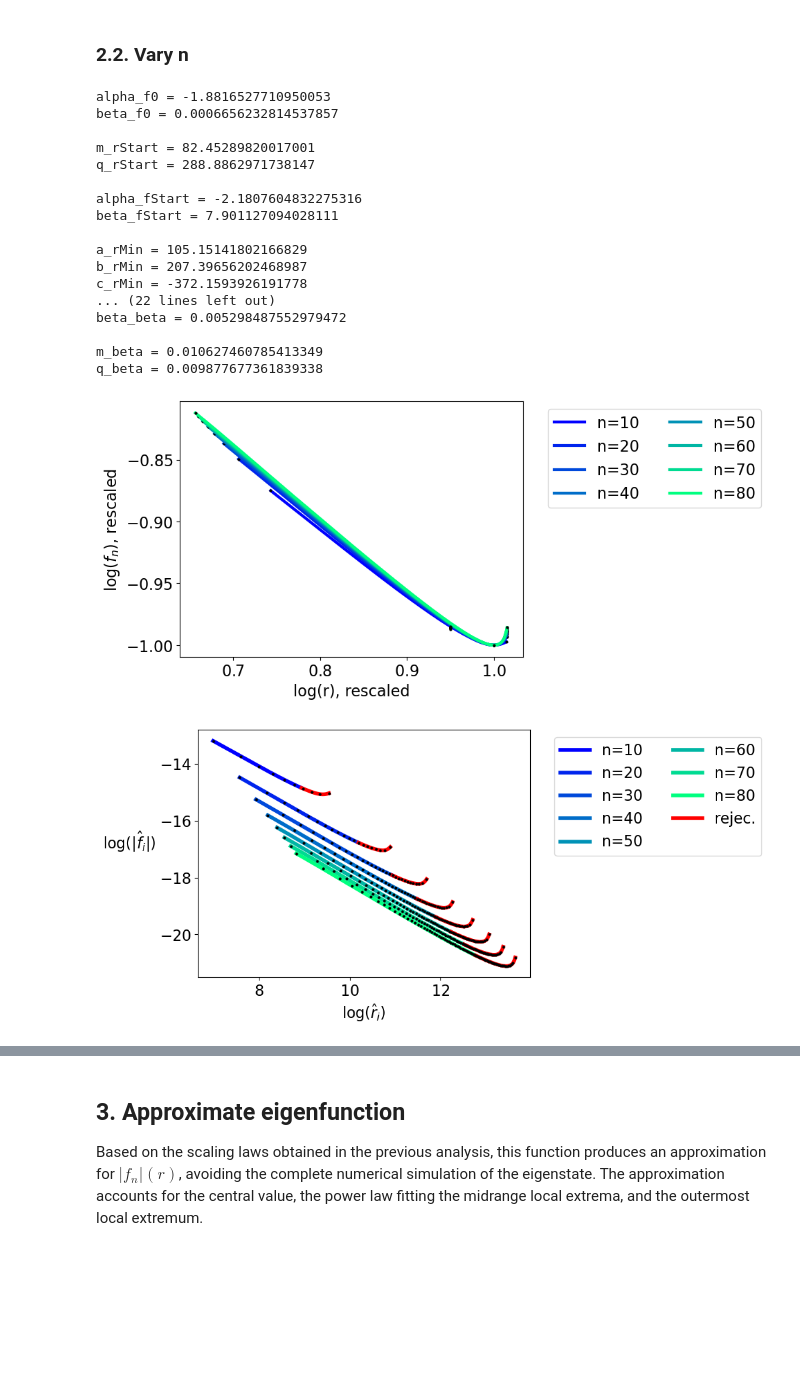
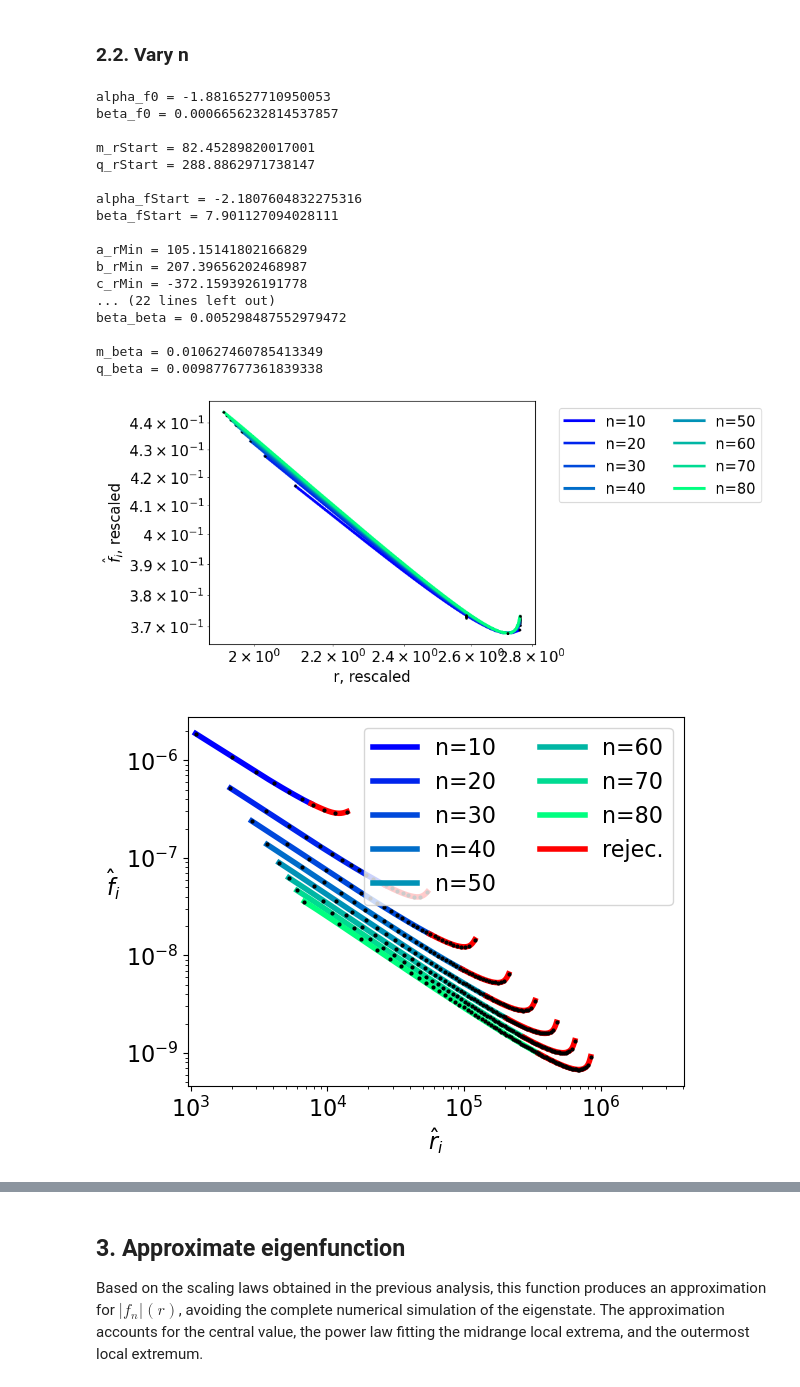
Before and after one commit to GaiaMarangon/PhD-SP_Eigenstates, a Jupyter notebook: ExcitedScalings/excitedScalings.ipynb, the cells around one changed output, grey strips where cells are left out. Drawn from its saved outputs; the diff is of its cells as text; code cells hidden in the pictures; blank space fills up the shorter version.

```diff
--- a/ExcitedScalings/excitedScalings.ipynb
+++ b/ExcitedScalings/excitedScalings.ipynb
@@ -858,27 +907,32 @@ for n in nVec:
     #plot logscale figure
     if n in nVecPlot:
         plt.figure(1)
-        plt.plot( logR_extended[:idx_logrEnd],spl_pow(logR_extended[:idx_logrEnd]), '-', color=cols[np.where(nVecPlot==n)],linewidth=4, label=f"n={n}")
+        plt.plot( np.exp(logR_extended[:idx_logrEnd]),np.exp(spl_pow(logR_extended[:idx_logrEnd])), '-', color=cols[np.where(nVecPlot==n)],linewidth=4, label=f"n={n}")
         if n==nVec[-1]: #handle label
-            plt.plot( logR_extended[idx_logrEnd:],spl_pow(logR_extended[idx_logrEnd:]), '-', color="red",linewidth=4,label=f"rejec.")
-            # plt.plot( logR_extended[:idx_logrEnd],m*logR_extended[:idx_logrEnd]+q, '--', color="red",label=f"fit")
+            plt.plot( np.exp(logR_extended[idx_logrEnd:]),np.exp(spl_pow(logR_extended[idx_logrEnd:])), '-', color="red",linewidth=4,label=f"rejec.")
         else:
-            plt.plot( logR_extended[idx_logrEnd:],spl_pow(logR_extended[idx_logrEnd:]), '-', color="red",linewidth=4,label=f"")
-        plt.plot( logrMax,  logfMax,   'o',ms=2,color='black',label="")
-        plt.xlabel("log($\hat{{r}}_{i}$)")
-        plt.ylabel("log($|\hat{{f}}_{i}|$)")
-        plt.legend(bbox_to_anchor=(1.05,1.0),loc='upper left',ncols=2)
+            plt.plot( np.exp(logR_extended[idx_logrEnd:]),np.exp(spl_pow(logR_extended[idx_logrEnd:])), '-', color="red",linewidth=4,label=f"")
+        plt.plot( np.exp(logrMax),  np.exp(logfMax),   'o',ms=2,color='black',label="")
+        plt.xscale("log")
+        plt.yscale("log")
+        plt.xlabel("$\hat{{r}}_{i}$")
+        plt.ylabel("$\hat{{f}}_{i}$")
+        xlim = plt.gca().axes.get_xlim()
+        plt.xlim([xlim[0],xlim[1]*2])
+        plt.legend(ncols=2)#bbox_to_anchor=(1.05,1.0),loc='upper left',ncols=2)
 
     # plot rescaled interpolated curves
     plt.figure(2)
     if n in nVecPlot:
-        plt.plot( logR_extended /logrMin, spl_pow(logR_extended) /np.abs(logfMin), '-', color=cols[np.where(nVecPlot==n)], label=f"n={n}")
-        plt.plot( logrMax[0] /logrMin,  logfMax[0] /np.abs(logfMin),   'o',ms=2,color='black',label="")
-        plt.plot( logrEnd    /logrMin,  logfEnd    /np.abs(logfMin),   'o',ms=2,color='black',label="")
-        plt.plot( logrMin    /logrMin,  logfMin    /np.abs(logfMin),   'o',ms=2,color='black',label="")
-        plt.plot( logrMax[-1]/logrMin,  logfMax[-1]/np.abs(logfMin),   'o',ms=2,color='black',label="")
-        plt.xlabel("log(r), rescaled")
-        plt.ylabel(r"log($f_n$), rescaled")
+        plt.plot( np.exp(logR_extended /logrMin), np.exp(spl_pow(logR_extended) /np.abs(logfMin)), '-', color=cols[np.where(nVecPlot==n)], label=f"n={n}")
+        plt.plot( np.exp(logrMax[0] /logrMin),  np.exp(logfMax[0] /np.abs(logfMin)),   'o',ms=2,color='black',label="")
+        plt.plot( np.exp(logrEnd    /logrMin),  np.exp(logfEnd    /np.abs(logfMin)),   'o',ms=2,color='black',label="")
+        plt.plot( np.exp(logrMin    /logrMin),  np.exp(logfMin    /np.abs(logfMin)),   'o',ms=2,color='black',label="")
+        plt.plot( np.exp(logrMax[-1]/logrMin),  np.exp(logfMax[-1]/np.abs(logfMin)),   'o',ms=2,color='black',label="")
+        plt.xscale("log")
+        plt.yscale("log")
+        plt.xlabel("r, rescaled")
+        plt.ylabel(r"$\hat{f}_i$, rescaled")
         plt.legend(bbox_to_anchor=(1.05,1.0),loc='upper left',ncols=2)
     #--- END PLOTS ---------------
 
@@ -902,10 +956,10 @@ m,q = np.polyfit(np.log(nVec),np.log(f0),1)
 print(f"alpha_f0 = {m}\nbeta_f0 = {np.exp(q)}\n")
 # - plot
 plt.figure()
-plt.plot(nVec_extended, np.exp(q)*nVec_extended**m, '--', label=f"$y = {latex_float(np.exp(q))}x^{{{latex_float(m)}}}$")
+plt.plot(nVec_extended, np.exp(q)*nVec_extended**m, '--', label=f"$\hat{{f}}_0 = ({latex_float(np.exp(q))})n^{{{latex_float(m)}}}$")
 plt.plot(nVec, f0, 'o', label="numerical data")
 plt.xlabel("n")
-plt.ylabel(r"$f_n(0)$")
+plt.ylabel(r"$\hat{f}_0$")
 plt.legend()
 plt.gca().yaxis.label.set(rotation='horizontal', ha='right')
 # - save figure
@@ -918,7 +972,7 @@ m,q = np.polyfit(nVec,rStart,1)
 print(f"m_rStart = {m}\nq_rStart = {q}\n")
 # - plot
 plt.figure()
-plt.plot(nVec_extended, m*nVec_extended+q, '--', label=f"y = {latex_float(m)}x +{latex_float(q)}")
+plt.plot(nVec_extended, m*nVec_extended+q, '--', label=f"$r_{{Start}} = {latex_float(m)}n +{latex_float(q)}$")
 plt.plot(nVec, rStart, 'o', label="numerical data")
 plt.xlabel("n")
 plt.ylabel(r"$r_{Start}$")
@@ -935,7 +989,7 @@ print(f"alpha_fStart = {m}\nbeta_fStart = {np.exp(q)}\n")
 rStart_extended = np.linspace(rStart[0],rStart[-1],num=101)
 # - plot
 plt.figure()
-plt.plot(rStart_extended, np.exp(q)*rStart_extended**m, '--', label=f"$y = {latex_float(np.exp(q))}x^{{{latex_float(m)}}}$")
+plt.plot(rStart_extended, np.exp(q)*rStart_extended**m, '--', label=f"$f_{{Start}} = ({latex_float(np.exp(q))}) r_{{Start}}^{{{latex_float(m)}}}$")
 plt.plot(rStart, fStart, 'o', label="numerical data")
 plt.xlabel(r"$r_{Start}$")
 plt.ylabel(r"$f_{Start}$")
@@ -951,7 +1005,7 @@ a,b,c = np.polyfit(nVec,rMin,2)
 print(f"a_rMin = {a}\nb_rMin = {b}\nc_rMin = {c}\n")
 # - plot
 plt.figure()
-plt.plot(nVec_extended, a*nVec_extended**2+b*nVec_extended+c, '--', label=f"$y = {latex_float(a)}x^2 +{latex_float(b)}x {latex_float(c)}$")
+plt.plot(nVec_extended, a*nVec_extended**2+b*nVec_extended+c, '--', label=f"$r_{{Min}} = {latex_float(a)}n^2 +{latex_float(b)}n {latex_float(c)}$")
 plt.plot(nVec, rMin, 'o', label="numerical data")
 plt.xlabel("n")
 plt.ylabel(r"$r_{Min}$")
@@ -968,7 +1022,7 @@ print(f"alpha_fMin = {m}\nbeta_fMin = {np.exp(q)}\n")
 rMin_extended = np.linspace(rMin[0],rMin[-1],num=101)
 # - plot
 plt.figure()
-plt.plot(rMin_extended, np.exp(q)*rMin_extended**m, '--', label=f"$y = {latex_float(np.exp(q))}x^{{{latex_float(m)}}}$")
+plt.plot(rMin_extended, np.exp(q)*rMin_extended**m, '--', label=f"$f_{{Min}} = ({latex_float(np.exp(q))})r_{{Min}}^{{{latex_float(m)}}}$")
 plt.plot(rMin, fMin, 'o', label="numerical data")
 plt.xlabel(r"$r_{Min}$")
 plt.ylabel(r"$f_{Min}$")
@@ -1001,7 +1055,7 @@ print(f"alpha_fOut = {m}\nbeta_fOut = {np.exp(q)}\n")
 rOut_extended = np.linspace(rOut[0],rOut[-1],num=101)
 # - plot
 plt.figure()
-plt.plot(rOut_extended, np.exp(q)*rOut_extended**m, '--', label=f"$y = {latex_float(np.exp(q))}x^{{{latex_float(m)}}}$")
+plt.plot(rOut_extended, np.exp(q)*rOut_extended**m, '--', label=f"$f_{{Out}} = {latex_float(np.exp(q))}r_{{Out}}^{{{latex_float(m)}}}$")
 plt.plot(rOut, fOut, 'o', label="numerical data")
 plt.xlabel(r"$r_{Out}$")
 plt.ylabel(r"$f_{Out}$")
@@ -1017,7 +1071,7 @@ m,q = np.polyfit(np.log(nVec),np.log(alpha+1.0),1)
 print(f"alpha_alpha = {m}\nbeta_alpha = {np.exp(q)}\n")
 # - plot
 plt.figure()
-plt.plot(nVec_extended, np.exp(q)*nVec_extended**m -1.0, '--', label=f"$y = {latex_float(np.exp(q))}x^{{{latex_float(m)}}} -1.00$")
+plt.plot(nVec_extended, np.exp(q)*nVec_extended**m -1.0, '--', label=f"$a = ({latex_float(np.exp(q))})n^{{{latex_float(m)}}} -1.00$")
 plt.plot(nVec, alpha, 'o', label="numerical data")
 plt.xlabel("n")
 plt.ylabel(r"$a$")
@@ -1038,11 +1092,13 @@ idx_nThresh2 = np.argmin(np.abs( nVec_extended-nVec[round(len(nVec)/2)] ))
 print(f"limit indexes for alpha fit, BIS: n_end = {nVec[round(len(nVec)/2)-8]}, n_start = {nVec[round(len(nVec)/2)]} ")
 # - plot
 plt.figure()
-# plt.plot(np.log(nVec_extended[:idx_nThresh1]), q1+np.log(nVec_extended[:idx_nThresh1])*m1 , '--',color="tab:green", label=r"$a +1"+f" = {latex_float(np.exp(q1))}n^{{{latex_float(m1)}}} $")
-plt.plot(np.log(nVec_extended[idx_nThresh2:]), q2+np.log(nVec_extended[idx_nThresh2:])*m2 , '--',color="tab:blue", label=r"$a +1"+f" = {latex_float(np.exp(q2))}n^{{{latex_float(m2)}}} $")
-plt.plot(np.log(nVec), np.log(alpha+1.0), 'o',color="tab:orange", label="numerical data")
-plt.xlabel(r"$\log(n)$")
-plt.ylabel(r"$\log(a+1)$")
+# plt.plot(nVec_extended[:idx_nThresh1], np.exp(q1+np.log(nVec_extended[:idx_nThresh1])*m1) , '--',color="tab:green", label=r"$a +1"+f" = {latex_float(np.exp(q1))}n^{{{latex_float(m1)}}} $")
+plt.plot(nVec_extended[idx_nThresh2:], np.exp(q2+np.log(nVec_extended[idx_nThresh2:])*m2) , '--',color="tab:blue", label=r"$a +1"+f" = {latex_float(np.exp(q2))}n^{{{latex_float(m2)}}} $")
+plt.plot(nVec, alpha+1.0, 'o',color="tab:orange", label="numerical data")
+plt.xlabel(r"$n$")
+plt.ylabel(r"$a+1$")
+plt.xscale("log")
+plt.yscale("log")
 plt.legend()
 plt.gca().yaxis.label.set(rotation='horizontal', ha='right')
 # - save figure
@@ -1055,7 +1111,7 @@ m,q = np.polyfit(np.log(nVec),np.log(beta),1)
 print(f"alpha_beta = {m}\nbeta_beta = {np.exp(q)}\n")
 # - plot
 plt.figure()
-plt.plot(nVec_extended, np.exp(q)*nVec_extended**m , '--', label=f"$y = {latex_float(np.exp(q))}x^{{{latex_float(m)}}}$")
+plt.plot(nVec_extended, np.exp(q)*nVec_extended**m , '--', label=f"$b = ({latex_float(np.exp(q))})n^{{{latex_float(m)}}}$")
 plt.plot(nVec, beta, 'o', label="numerical data")
 plt.xlabel("n")
 plt.ylabel(r"$b$")
@@ -1071,33 +1127,33 @@ m,q = np.polyfit(alpha,beta,1)
 print(f"m_beta = {m}\nq_beta = {q}\n")
 alpha_extended = np.linspace(alpha[0],alpha[-1],num=101)
 # - plot
 plt.figure()
-plt.plot(alpha_extended, m*alpha_extended+q, '--', label=f"$y = {latex_float(m)}x +{latex_float(q)}$")
+plt.plot(alpha_extended, m*alpha_extended+q, '--', label=f"$b = {latex_float(m)} a +{latex_float(q)}$")
 plt.plot(alpha, beta, 'o', label="numerical data")
 plt.xlabel(r"$a$")
 plt.ylabel(r"$b$")
 plt.legend()
 plt.gca().yaxis.label.set(rotation='horizontal', ha='right')
 # - save figure
 figpath = os.path.join(dirOutFig+"/localMaxima",figname.format("beta-alpha"))
 plt.savefig(figpath,dpi=300,bbox_inches = 'tight')
 # %% [output]
 alpha_f0 = -1.8816527710950053
 beta_f0 = 0.0006656232814537857
 
 m_rStart = 82.45289820017001
 q_rStart = 288.8862971738147
 
 alpha_fStart = -2.1807604832275316
 beta_fStart = 7.901127094028111
 
 a_rMin = 105.15141802166829
 b_rMin = 207.39656202468987
 c_rMin = -372.1593926191778
 ... (22 lines left out)
 beta_beta = 0.005298487552979472
 
 m_beta = 0.010627460785413349
 q_beta = 0.009877677361839338
-[figure, old version]
+[figure, new version]
-[figure, old version]
+[figure, new version]
```
Also changed, not shown: parts of 7 cells of this notebook.
